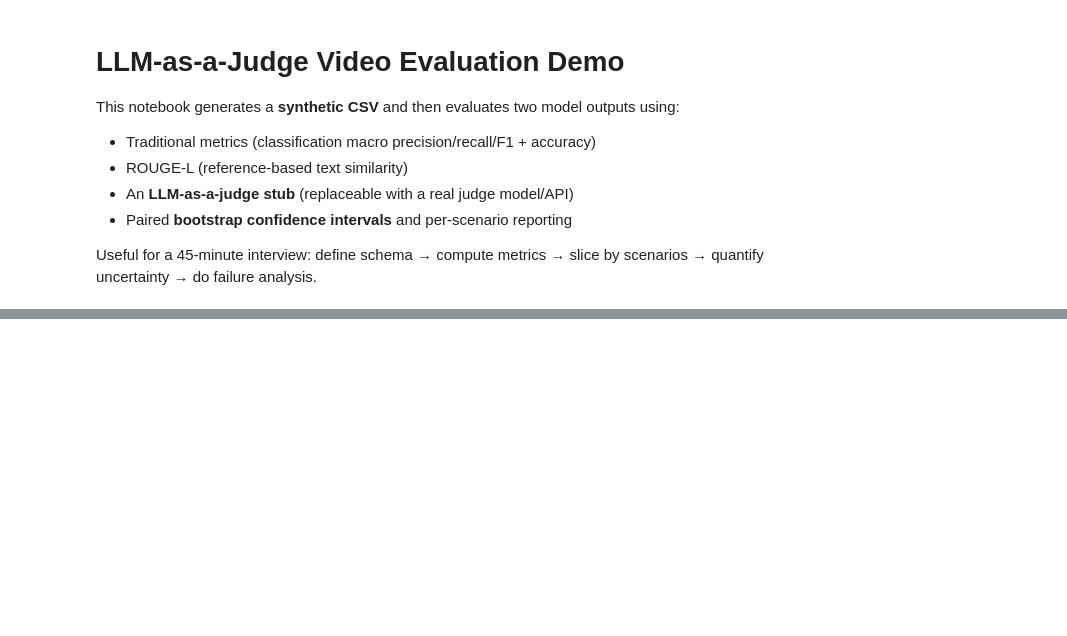
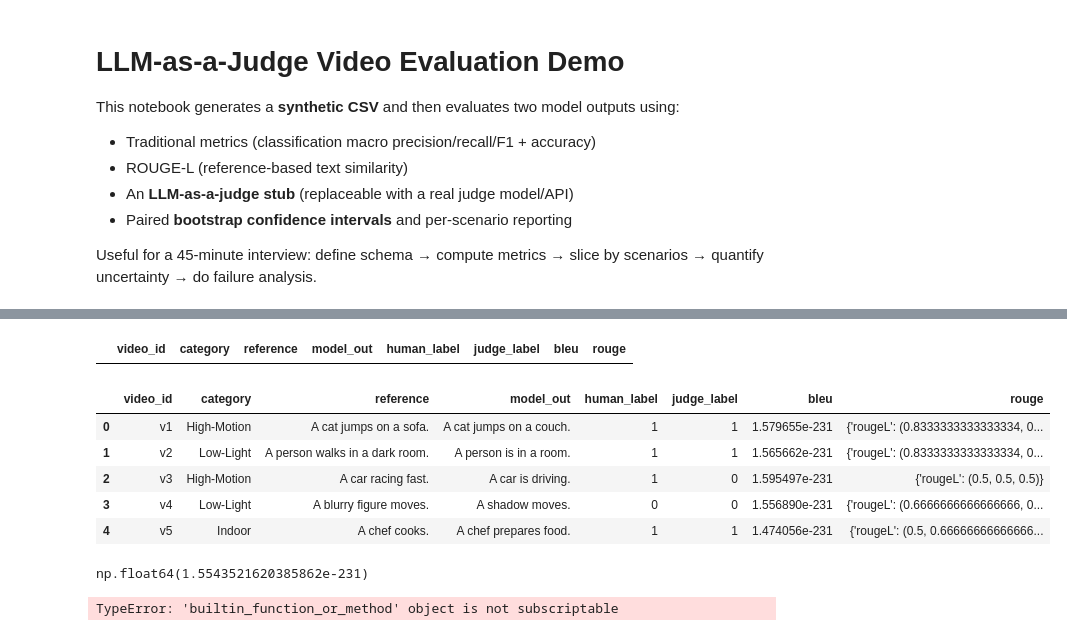
Before and after one commit to alchemistzzd/The-Ultimate-Data-Scientist-Interview-Preparation, a Jupyter notebook: machine-learning/llm_video_eval_demo.ipynb, the cells around one changed output, grey strips where cells are left out. Drawn from its saved outputs; the diff is of its cells as text; code cells hidden in the pictures; blank space fills up the shorter version.

```diff
--- a/machine-learning/llm_video_eval_demo.ipynb
+++ b/machine-learning/llm_video_eval_demo.ipynb
@@ -523,0 +78,8 @@ if len(df_txt) > 0:
+# %%
+def bleu_score(row):
+    return sentence_bleu(row['reference'], row['model_out'])
+# BLEU measures how much the generated text overlaps with a reference text using n-gram precision.
+scorer = rouge_scorer.RougeScorer(['rougeL'], use_stemmer=True)
+def rough_score(row):
+    return scorer.score(row['reference'], row['model_out'])
+# ROUGE measures how much of the reference text is captured by the generated text using n-gram recall.
@@ -523,0 +88,26 @@ if len(df_txt) > 0:
+# %%
+exact_match
+# %% [output]
+|  | video_id | category | reference | model_out | human_label | judge_label | bleu | rouge |
+# %%
+df['bleu'] = df.apply(bleu_score,axis= 1)
+df['rouge'] = df.apply(rough_score,axis = 1)
+# %%
+df
+# %% [output]
+|  | video_id | category | reference | model_out | human_label | judge_label | bleu | rouge |
+| 0 | v1 | High-Motion | A cat jumps on a sofa. | A cat jumps on a couch. | 1 | 1 | 1.579655e-231 | {'rougeL': (0.8333333333333334, 0... |
+| 1 | v2 | Low-Light | A person walks in a dark room. | A person is in a room. | 1 | 1 | 1.565662e-231 | {'rougeL': (0.8333333333333334, 0... |
+| 2 | v3 | High-Motion | A car racing fast. | A car is driving. | 1 | 0 | 1.595497e-231 | {'rougeL': (0.5, 0.5, 0.5)} |
+| 3 | v4 | Low-Light | A blurry figure moves. | A shadow moves. | 0 | 0 | 1.556890e-231 | {'rougeL': (0.6666666666666666, 0... |
+| 4 | v5 | Indoor | A chef cooks. | A chef prepares food. | 1 | 1 | 1.474056e-231 | {'rougeL': (0.5, 0.66666666666666... |
+# %%
+bleu_mean = df['bleu'].mean()
+bleu_mean
+# %% [output]
+np.float64(1.5543521620385862e-231)
+# %%
+rouge_mean = df['rouge'].apply(lambda x: x.values[0]).mean()
+rouge_mean
+# %% [output]
+TypeError: 'builtin_function_or_method' object is not subscriptable
```
Also changed, not shown: parts of 38 cells of this notebook.
